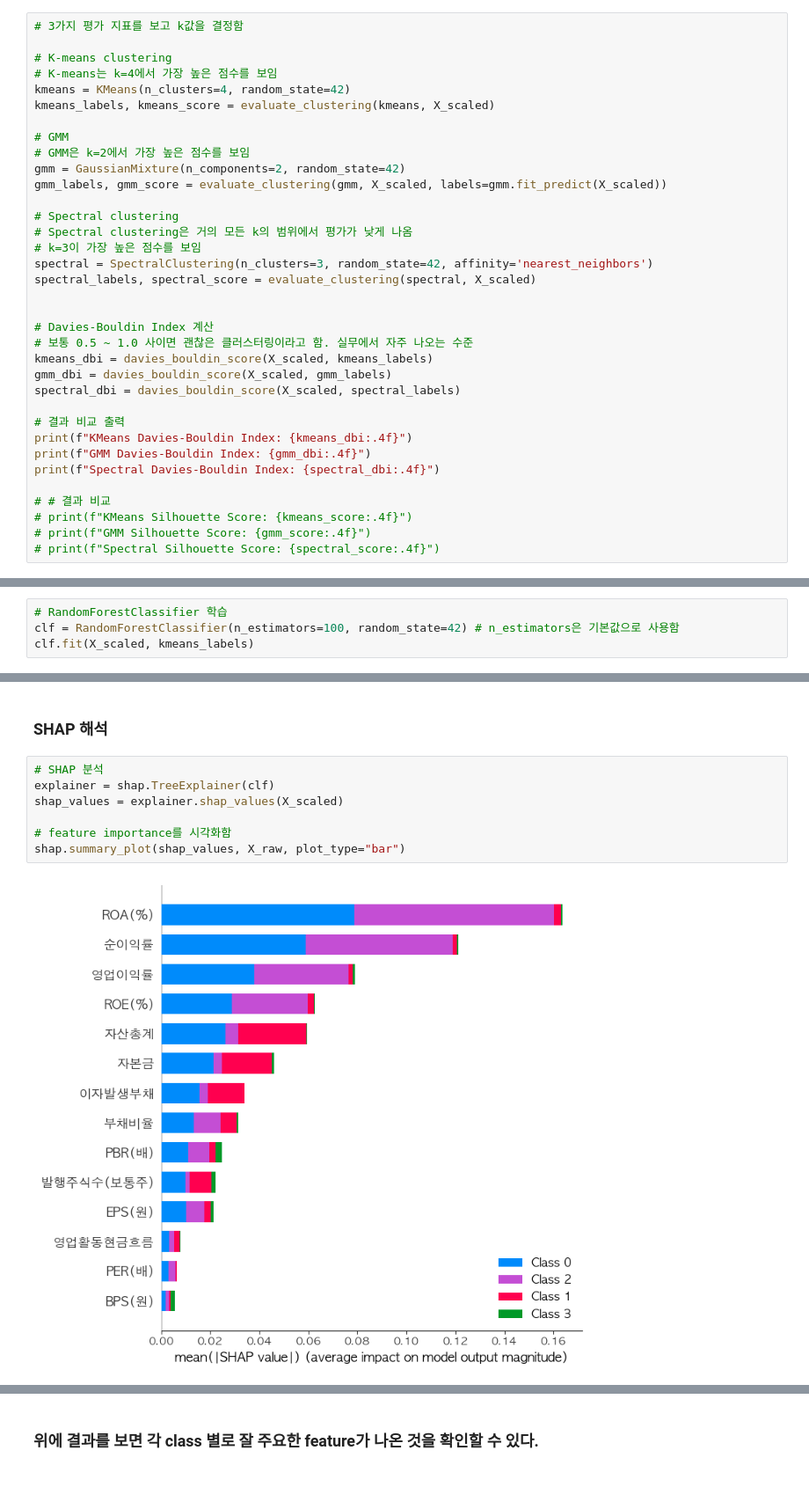
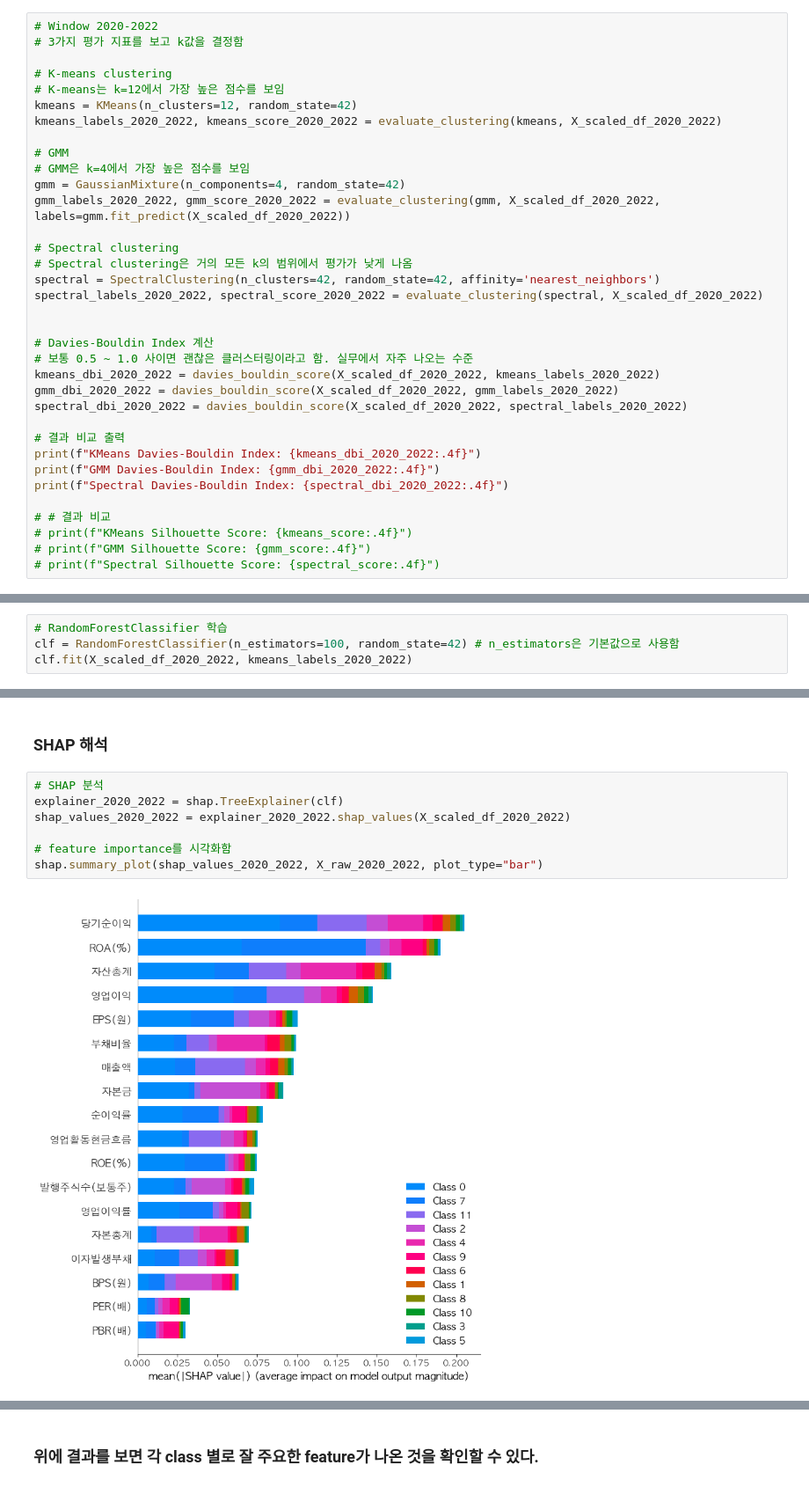
Before and after one commit to susungpark/SW-Capstone-Design, a Jupyter notebook: code/modeling_cospi200.ipynb, the cells around one changed output, grey strips where cells are left out. Shown at 88% size. Saved outputs shown, nothing was run; the diff lists cells and outputs as text.

Commit message:
window 버전

```diff
--- a/code/modeling_cospi200.ipynb
+++ b/code/modeling_cospi200.ipynb
@@ -208,35 +181,35 @@ plt.show()
 # %% [markdown]
 ### K-means, GMM, Sperctral Clustering 적용 및 비교
 # %%
+# Window 2020-2022
 # 3가지 평가 지표를 보고 k값을 결정함
 
 # K-means clustering
-# K-means는 k=4에서 가장 높은 점수를 보임
-kmeans = KMeans(n_clusters=4, random_state=42)
-kmeans_labels, kmeans_score = evaluate_clustering(kmeans, X_scaled)
+# K-means는 k=12에서 가장 높은 점수를 보임
+kmeans = KMeans(n_clusters=12, random_state=42)
+kmeans_labels_2020_2022, kmeans_score_2020_2022 = evaluate_clustering(kmeans, X_scaled_df_2020_2022)
 
 # GMM
-# GMM은 k=2에서 가장 높은 점수를 보임
-gmm = GaussianMixture(n_components=2, random_state=42)
-gmm_labels, gmm_score = evaluate_clustering(gmm, X_scaled, labels=gmm.fit_predict(X_scaled))
+# GMM은 k=4에서 가장 높은 점수를 보임
+gmm = GaussianMixture(n_components=4, random_state=42)
+gmm_labels_2020_2022, gmm_score_2020_2022 = evaluate_clustering(gmm, X_scaled_df_2020_2022, labels=gmm.fit_predict(X_scaled_df_2020_2022))
 
 # Spectral clustering
 # Spectral clustering은 거의 모든 k의 범위에서 평가가 낮게 나옴
-# k=3이 가장 높은 점수를 보임
-spectral = SpectralClustering(n_clusters=3, random_state=42, affinity='nearest_neighbors')
-spectral_labels, spectral_score = evaluate_clustering(spectral, X_scaled)
+spectral = SpectralClustering(n_clusters=42, random_state=42, affinity='nearest_neighbors')
+spectral_labels_2020_2022, spectral_score_2020_2022 = evaluate_clustering(spectral, X_scaled_df_2020_2022)
 
 
 # Davies-Bouldin Index 계산
 # 보통 0.5 ~ 1.0 사이면 괜찮은 클러스터링이라고 함. 실무에서 자주 나오는 수준
-kmeans_dbi = davies_bouldin_score(X_scaled, kmeans_labels)
-gmm_dbi = davies_bouldin_score(X_scaled, gmm_labels)
-spectral_dbi = davies_bouldin_score(X_scaled, spectral_labels)
+kmeans_dbi_2020_2022 = davies_bouldin_score(X_scaled_df_2020_2022, kmeans_labels_2020_2022)
+gmm_dbi_2020_2022 = davies_bouldin_score(X_scaled_df_2020_2022, gmm_labels_2020_2022)
+spectral_dbi_2020_2022 = davies_bouldin_score(X_scaled_df_2020_2022, spectral_labels_2020_2022)
 
 # 결과 비교 출력
-print(f"KMeans Davies-Bouldin Index: {kmeans_dbi:.4f}")
-print(f"GMM Davies-Bouldin Index: {gmm_dbi:.4f}")
-print(f"Spectral Davies-Bouldin Index: {spectral_dbi:.4f}")
+print(f"KMeans Davies-Bouldin Index: {kmeans_dbi_2020_2022:.4f}")
+print(f"GMM Davies-Bouldin Index: {gmm_dbi_2020_2022:.4f}")
+print(f"Spectral Davies-Bouldin Index: {spectral_dbi_2020_2022:.4f}")
 
 # # 결과 비교
 # print(f"KMeans Silhouette Score: {kmeans_score:.4f}")
@@ -256,17 +229,17 @@ df['Cluster'] = kmeans_labels
 # %%
 # RandomForestClassifier 학습
 clf = RandomForestClassifier(n_estimators=100, random_state=42) # n_estimators은 기본값으로 사용함
-clf.fit(X_scaled, kmeans_labels)
+clf.fit(X_scaled_df_2020_2022, kmeans_labels_2020_2022)
 # %% [output]
 RandomForestClassifier(random_state=42)
 # %% [markdown]
 ### SHAP 해석
 # %%
 # SHAP 분석
-explainer = shap.TreeExplainer(clf)
-shap_values = explainer.shap_values(X_scaled)
+explainer_2020_2022 = shap.TreeExplainer(clf)
+shap_values_2020_2022 = explainer_2020_2022.shap_values(X_scaled_df_2020_2022)
 
 # feature importance를 시각화함
-shap.summary_plot(shap_values, X_raw, plot_type="bar")
+shap.summary_plot(shap_values_2020_2022, X_raw_2020_2022, plot_type="bar")
 # %% [output]
-[figure, old version]
+[figure, new version]
```
Also changed, not shown: parts of 48 cells of this notebook.
